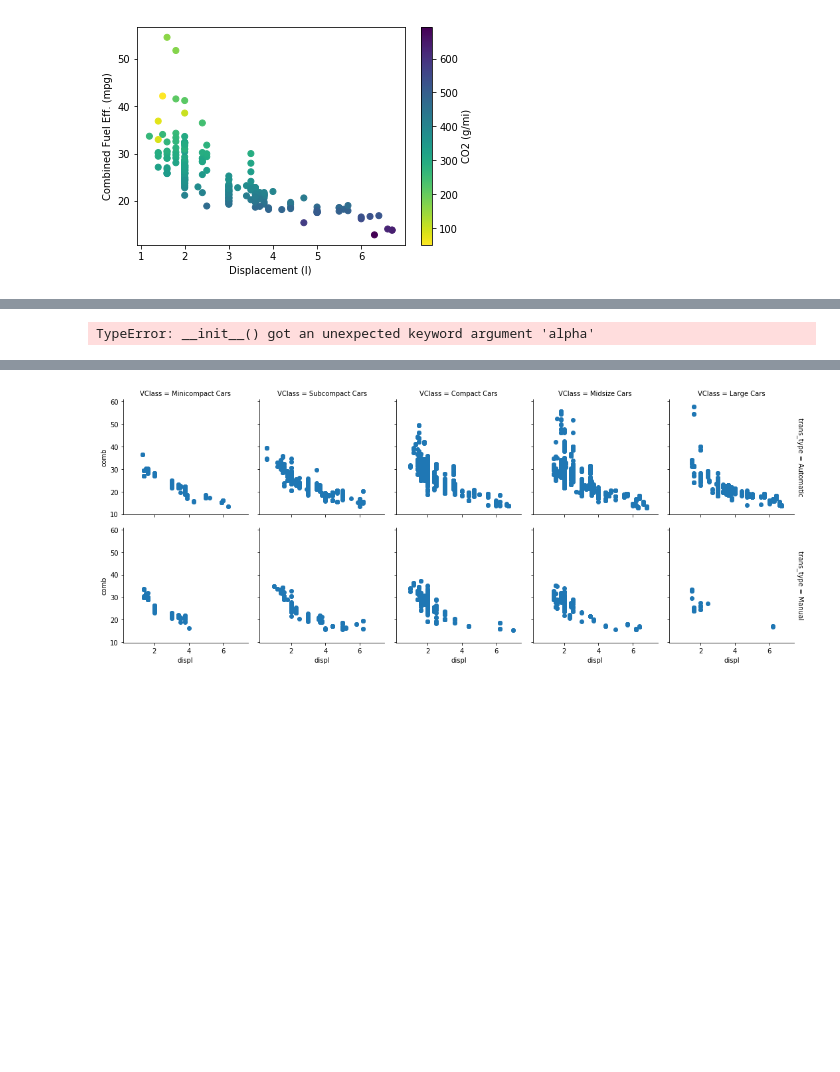
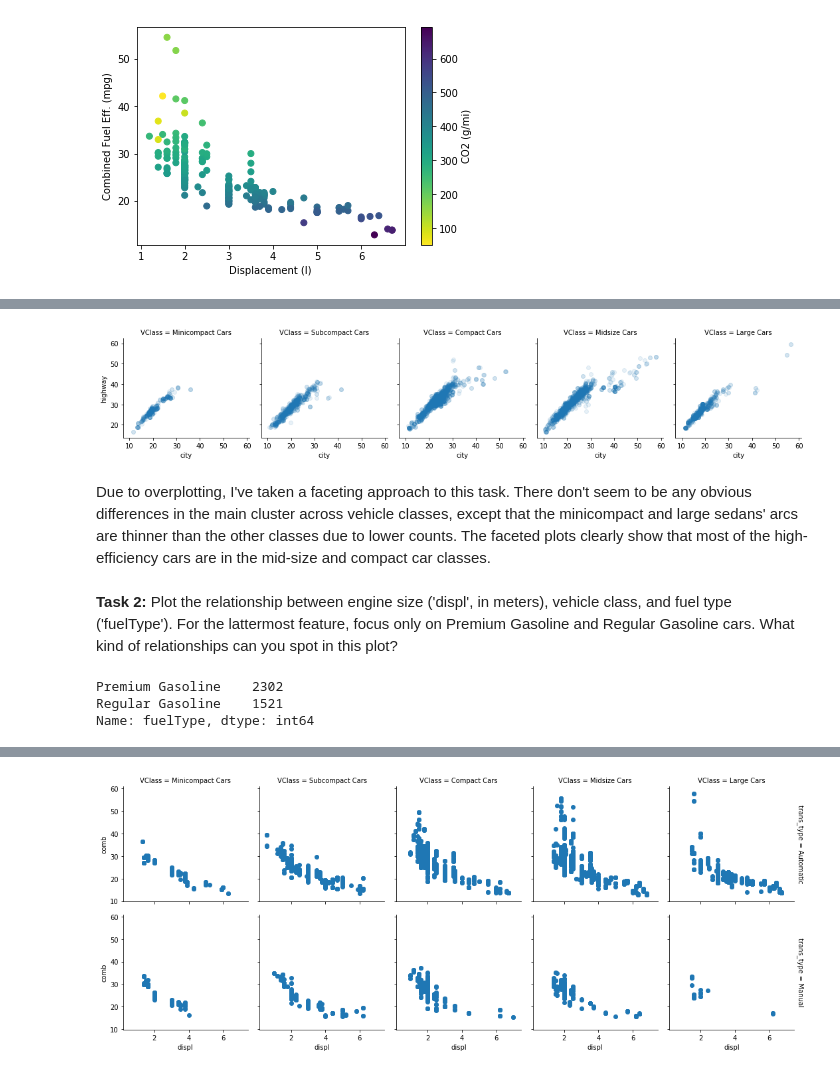
Before and after one commit to faymarie/data-visualization, a Jupyter notebook: Visualization_practise.ipynb, the cells around one changed output, grey strips where cells are left out. Cells and saved outputs as stored; diff of their text form; code cells hidden in the pictures; blank space fills up the shorter version.

```diff
--- a/Visualization_practise.ipynb
+++ b/Visualization_practise.ipynb
@@ -347,5 +348,18 @@ plt.ylabel('Combined Fuel Eff. (mpg)');
 # %%
-g = sns.FacetGrid(data = fuel_econ, col = 'VClass', alpha=.1 )
-g.map(plt.scatter, 'city', 'highway');
+g = sns.FacetGrid(data = fuel_econ, col = 'VClass')
+g.map(plt.scatter, 'city', 'highway', alpha=.1 );
 # %% [output]
-TypeError: __init__() got an unexpected keyword argument 'alpha'
+[figure, added]
+# %% [markdown]
+Due to overplotting, I've taken a faceting approach to this task. There don't seem to be any obvious differences in the main cluster across vehicle classes, except that the minicompact and large sedans' arcs are thinner than the other classes due to lower counts. The faceted plots clearly show that most of the high-efficiency cars are in the mid-size and compact car classes.
+# %% [markdown]
+**Task 2:** Plot the relationship between engine size ('displ', in meters), vehicle class, and fuel type ('fuelType'). For the lattermost feature, focus only on Premium Gasoline and Regular Gasoline cars. What kind of relationships can you spot in this plot?
+# %%
+# Create a subset for Premium Gasoline and Regular Gasoline cars
+gas_types = ['Premium Gasoline', 'Regular Gasoline']
+gas_subset = fuel_econ.loc[fuel_econ['fuelType'].isin(gas_types)]
+gas_subset.fuelType.value_counts()
+# %% [output]
+Premium Gasoline    2302
+Regular Gasoline    1521
+Name: fuelType, dtype: int64
```
Also changed, not shown: parts of 12 cells of this notebook.
